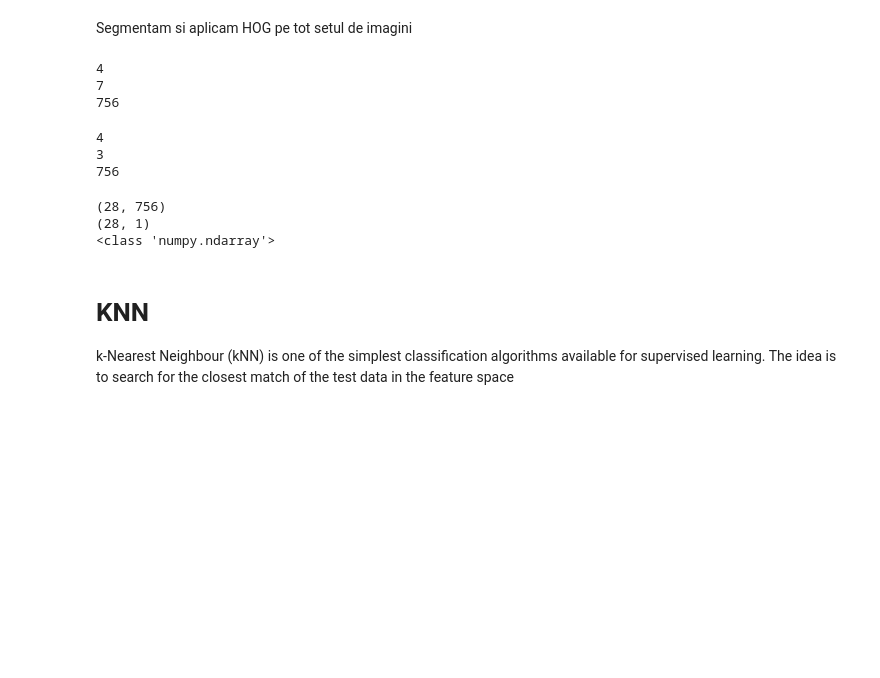
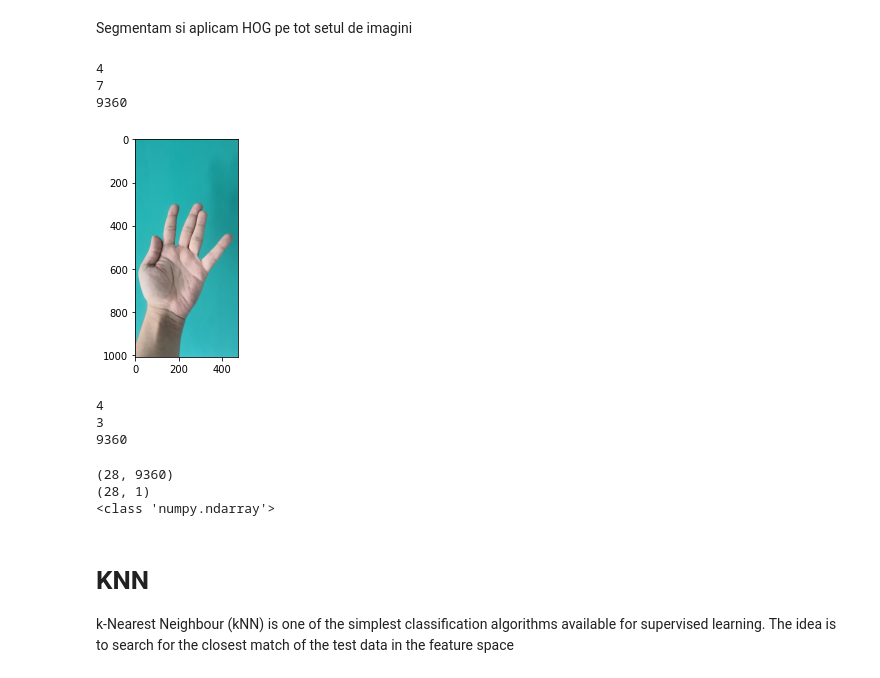
Before and after one commit to teodora-vaman/Sign-Rcognition, a Jupyter notebook: sign_recon3.ipynb, the cells around one changed output. Cells and saved outputs as stored; diff of their text form; code cells hidden in the pictures; blank space fills up the shorter version.

```diff
--- a/sign_recon3.ipynb
+++ b/sign_recon3.ipynb
@@ -447,10 +457,10 @@ cellSize = (16,16) # dimensiunea unei celule din imagine
 
 
 # # dimensiune: 9360
-# winSize = (32,32) # is the size of the image cropped to an multiple of the cell size
-# blockSize = (32,32) #dimensiunea blocului de celule, i.e numarul de celule
-# blockStride = (8,8) # stride-ul cu care se misca blocul de celule
-# cellSize = (8,8) # dimensiunea unei celule din imagine
+winSize = (32,32) # is the size of the image cropped to an multiple of the cell size
+blockSize = (32,32) #dimensiunea blocului de celule, i.e numarul de celule
+blockStride = (8,8) # stride-ul cu care se misca blocul de celule
+cellSize = (8,8) # dimensiunea unei celule din imagine
 
 
 nbins = 9
@@ -484,25 +494,28 @@ Segmentam si aplicam HOG pe tot setul de imagini
 # %%
 train_set = []
 test_set = []
+plt.figure()
+plt.imshow(train[0][0])
 
 for img_class in train:
     aux = []
     for img in img_class:
         img_seg = segmentare_imagine(img)
         descriptor = extract_descriptor(img_seg)
         aux.append(descriptor) # fiecare poza are un descriptor
     train_set.append(aux) # fiecare clasa va primi descriptorii pozelor
 
 # train_set :
 # format din 4 clase cu cate 7 imagini, fiecare cu cate un descriptor de 756 elem
 print(len(train_set))
 print(len(train_set[1]))
 print(len(train_set[1][0]))
 # print(train_set[0][1][1])
 # %% [output]
 4
 7
-756
+9360
+[figure, added]
 # %%
 test_set = []
 
@@ -522,7 +535,7 @@ print(len(test_set[1][0]))
 # %% [output]
 4
 3
-756
+9360
 # %%
 train_set = np.array(train_set)
 label_train = label_train.reshape(-1,1)
@@ -531,7 +544,7 @@ print(train_set.shape)
 print(label_train.shape)
 print(type(label_train))
 # %% [output]
-(28, 756)
+(28, 9360)
 (28, 1)
 <class 'numpy.ndarray'>
 # %% [markdown]
```
Also changed, not shown: parts of 5 cells of this notebook, 1 other file.
